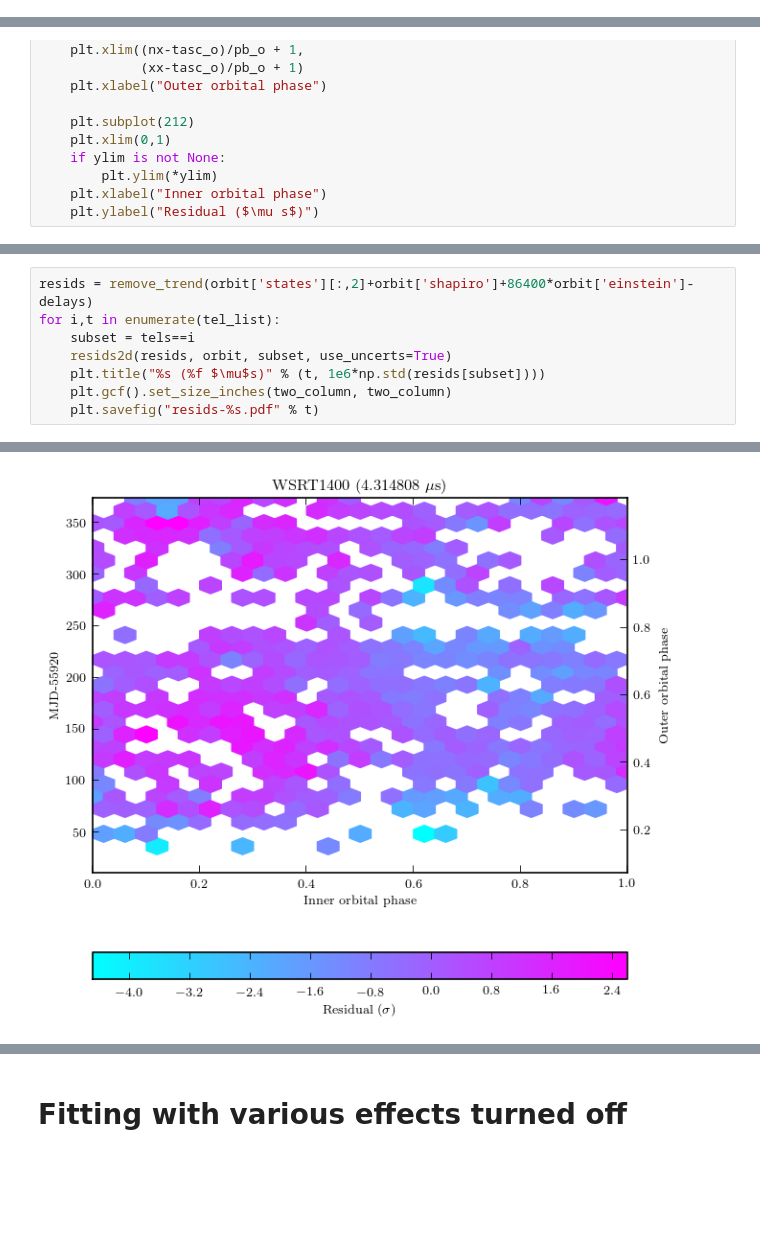
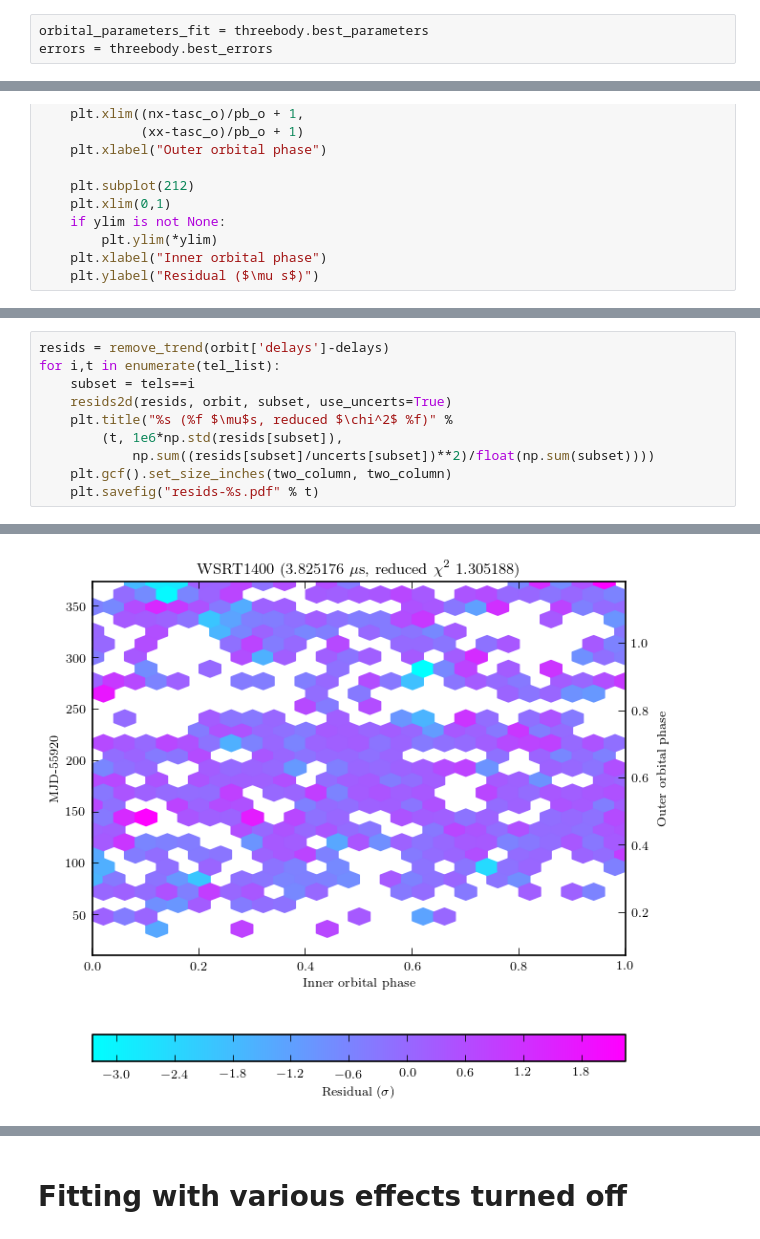
Before and after one commit to aarchiba/triplesystem, a Jupyter notebook: effects.ipynb, the cells around one changed output, grey strips where cells are left out. Drawn from its saved outputs; the diff is of its cells as text; blank space fills up the shorter version.

```diff
--- a/effects.ipynb
+++ b/effects.ipynb
@@ -57,6 +57,9 @@ errors = [
     0.0019377797257486174,
     9.3418316551305119e-06
 ]
+# %%
+orbital_parameters_fit = threebody.best_parameters
+errors = threebody.best_errors
 # %%
 orbit = threebody.compute_orbit(orbital_parameters_fit, mjds,
             shapiro=True, special=True, general=True)
@@ -147,9 +150,11 @@ plt.gcf().set_size_inches(10.5, 8)
 # %%
-resids = remove_trend(orbit['states'][:,2]+orbit['shapiro']+86400*orbit['einstein']-delays)
+resids = remove_trend(orbit['delays']-delays)
 for i,t in enumerate(tel_list):
     subset = tels==i
     resids2d(resids, orbit, subset, use_uncerts=True)
-    plt.title("%s (%f $\mu$s)" % (t, 1e6*np.std(resids[subset])))
+    plt.title("%s (%f $\mu$s, reduced $\chi^2$ %f)" %
+        (t, 1e6*np.std(resids[subset]),
+            np.sum((resids[subset]/uncerts[subset])**2)/float(np.sum(subset))))
     plt.gcf().set_size_inches(two_column, two_column)
     plt.savefig("resids-%s.pdf" % t)
 # %% [output]
@@ -161,2 +166,2 @@ for i,t in enumerate(tel_list):
-[figure, old version]
+[figure, new version]
 # %%
```
Also changed, not shown: parts of 21 cells of this notebook, 21 other files.
